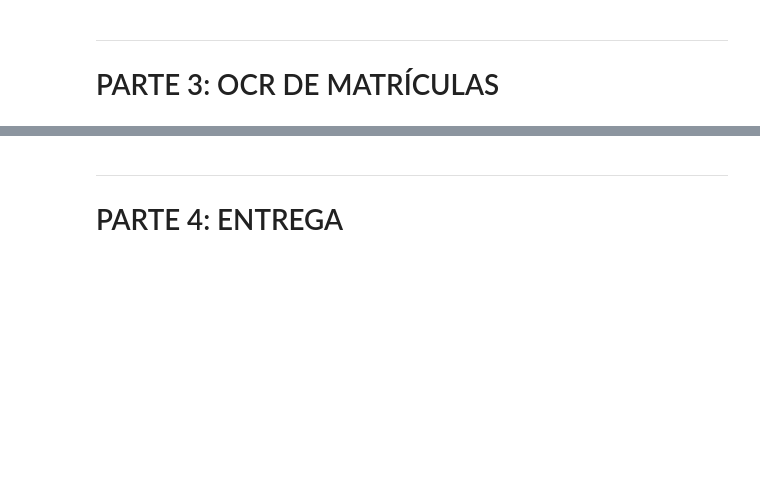
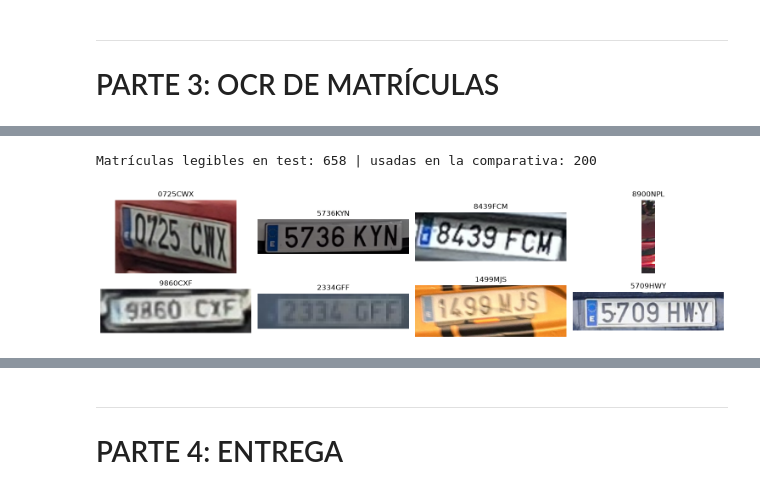
Before and after one commit to pablodmsngn/VC, a Jupyter notebook: PRACTICA_4/TAREAS/VC_P4_TAREA_2.ipynb, the cells around one changed output, grey strips where cells are left out. Cells and saved outputs as stored; diff of their text form; code cells hidden in the pictures; blank space fills up the shorter version.

Commit message:
P4 without large videos

```diff
--- a/PRACTICA_4/TAREAS/VC_P4_TAREA_2.ipynb
+++ b/PRACTICA_4/TAREAS/VC_P4_TAREA_2.ipynb
@@ -29,0 +35,18 @@ SALIDA_CSV   = 'resultado_ocr.csv'
+# %%
+# Rutas (relativas a la carpeta TAREAS/)
+VIDEO_PATH       = '../videos/C0142.MP4'
+DATASET_DIR      = '../dataset'
+GROUND_TRUTH_CSV = '../dataset/ground_truth.csv'
+
+CARPETA_RESULTADOS = '../resultados'
+os.makedirs(CARPETA_RESULTADOS, exist_ok=True)
+CSV_TAREA_1  = os.path.join(CARPETA_RESULTADOS, 'resultado.csv')       # salida de la Tarea 1
+SALIDA_VIDEO = os.path.join(CARPETA_RESULTADOS, 'resultado_ocr.mp4')
+SALIDA_CSV   = os.path.join(CARPETA_RESULTADOS, 'resultado_ocr.csv')
+
+DEVICE    = 'cuda' if torch.cuda.is_available() else 'cpu'
+DTYPE_VLM = torch.float16 if DEVICE == 'cuda' else torch.float32
+
+N_COMPARATIVA = 200   # matrículas de test usadas en la comparativa (mismas para los dos modelos)
+SEMILLA       = 42
+print('Dispositivo:', DEVICE)
@@ -74,0 +163,30 @@ PASO 3.6: COMPARATIVA OCR CLÁSICO vs VLM (tiempo y tasa de acierto)
+# %%
+gt = pd.read_csv(GROUND_TRUTH_CSV)
+gt_test = gt[(gt.split == 'test') & (gt.legible == 1)]
+muestra = gt_test.sample(min(N_COMPARATIVA, len(gt_test)), random_state=SEMILLA).reset_index(drop=True)
+print(f'Matrículas legibles en test: {len(gt_test)} | usadas en la comparativa: {len(muestra)}')
+
+
+def recortar_matricula(fila, margen=0.05):
+    img = cv2.imread(os.path.join(DATASET_DIR, 'test', 'images', fila.imagen))
+    h, w = img.shape[:2]
+    bw, bh = fila.w * w, fila.h * h
+    x1, y1 = int(fila.cx * w - bw / 2 - margen * bw), int(fila.cy * h - bh / 2 - margen * bh)
+    x2, y2 = int(fila.cx * w + bw / 2 + margen * bw), int(fila.cy * h + bh / 2 + margen * bh)
+    return img[max(0, y1):y2, max(0, x1):x2]
+
+
+recortes = [recortar_matricula(f) for f in muestra.itertuples()]
+reales = muestra.matricula.tolist()
+
+plt.figure(figsize=(15, 4))
+for i in range(8):
+    plt.subplot(2, 4, i + 1)
+    plt.imshow(cv2.cvtColor(recortes[i], cv2.COLOR_BGR2RGB))
+    plt.title(reales[i])
+    plt.axis('off')
+plt.tight_layout()
+plt.show()
+# %% [output]
+Matrículas legibles en test: 658 | usadas en la comparativa: 200
+[figure, added]
```
Also changed, not shown: parts of 42 cells of this notebook, 55 other files.
